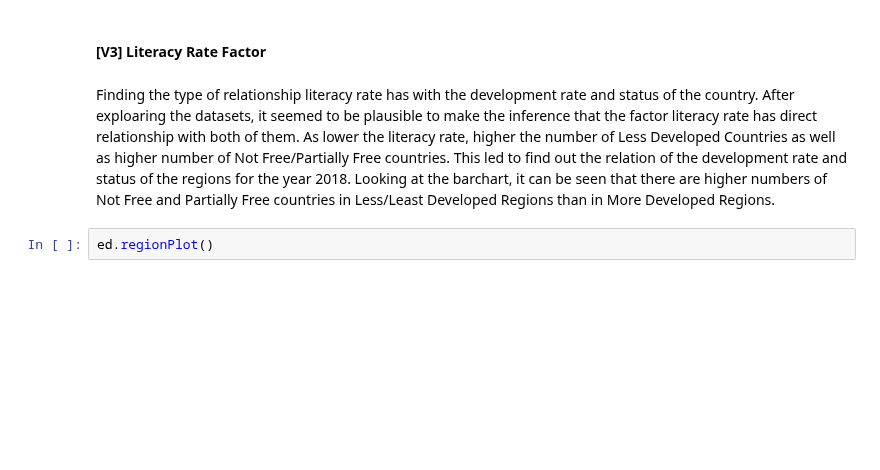
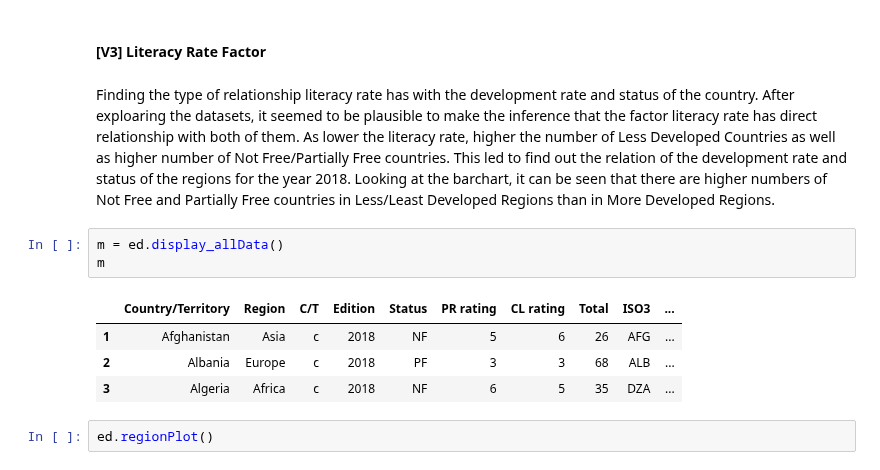
Before and after one commit to uic-cs418/cs418-spring22-eda-llc, a Jupyter notebook: Final Project by EDA LLC..ipynb, the cells around one changed output. Saved outputs shown, nothing was run; the diff lists cells and outputs as text; blank space fills up the shorter version.

```diff
--- a/Final Project by EDA LLC..ipynb
+++ b/Final Project by EDA LLC..ipynb
@@ -81,6 +81,14 @@ v.aggregateVis()
 # %% [markdown]
 Finding the type of relationship literacy rate has with the development rate and status of the country. After exploaring the datasets, it seemed to be plausible to make the inference that the factor literacy rate has direct relationship with both of them. As lower the literacy rate, higher the number of Less Developed Countries as well as higher number of Not Free/Partially Free countries.
 This led to find out the relation of the development rate and status of the regions for the year 2018. Looking at the barchart, it can be seen that there are higher numbers of Not Free and Partially Free countries in Less/Least Developed Regions than in More Developed Regions.
+# %%
+m = ed.display_allData()
+m
+# %% [output]
+|  | Country/Territory | Region | C/T | Edition | Status | PR rating | CL rating | Total | ISO3 | ... |
+| 1 | Afghanistan | Asia | c | 2018 | NF | 5 | 6 | 26 | AFG | ... |
+| 2 | Albania | Europe | c | 2018 | PF | 3 | 3 | 68 | ALB | ... |
+| 3 | Algeria | Africa | c | 2018 | NF | 6 | 5 | 35 | DZA | ... |
 # %%
 ed.regionPlot()
 # %% [output]
```
